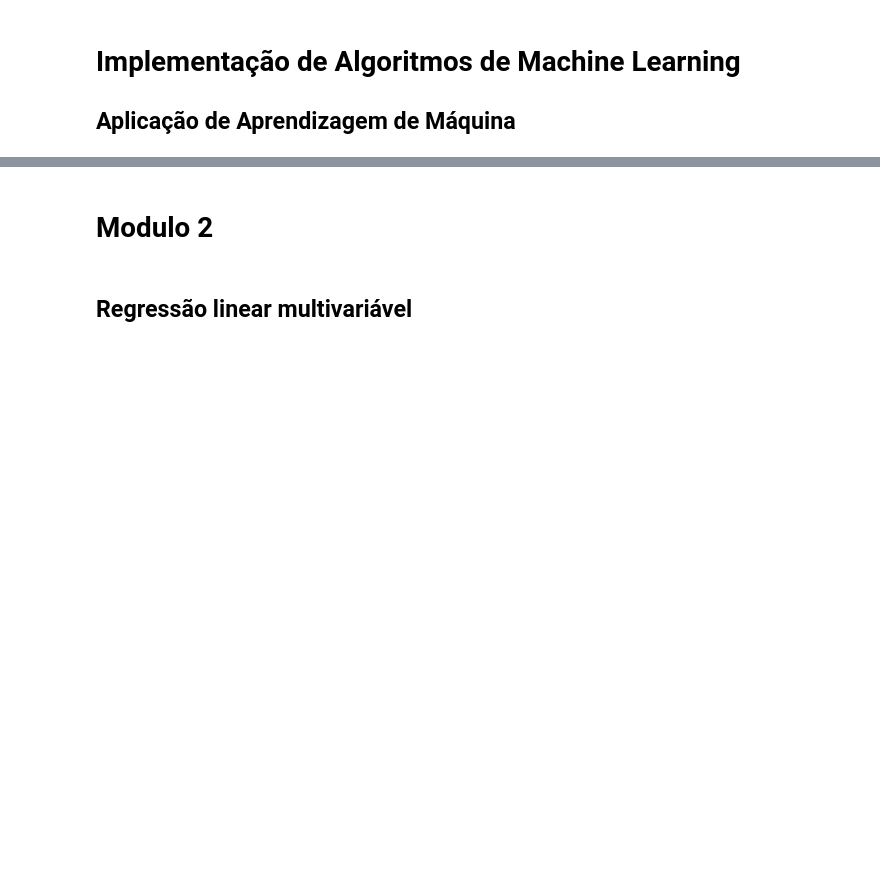
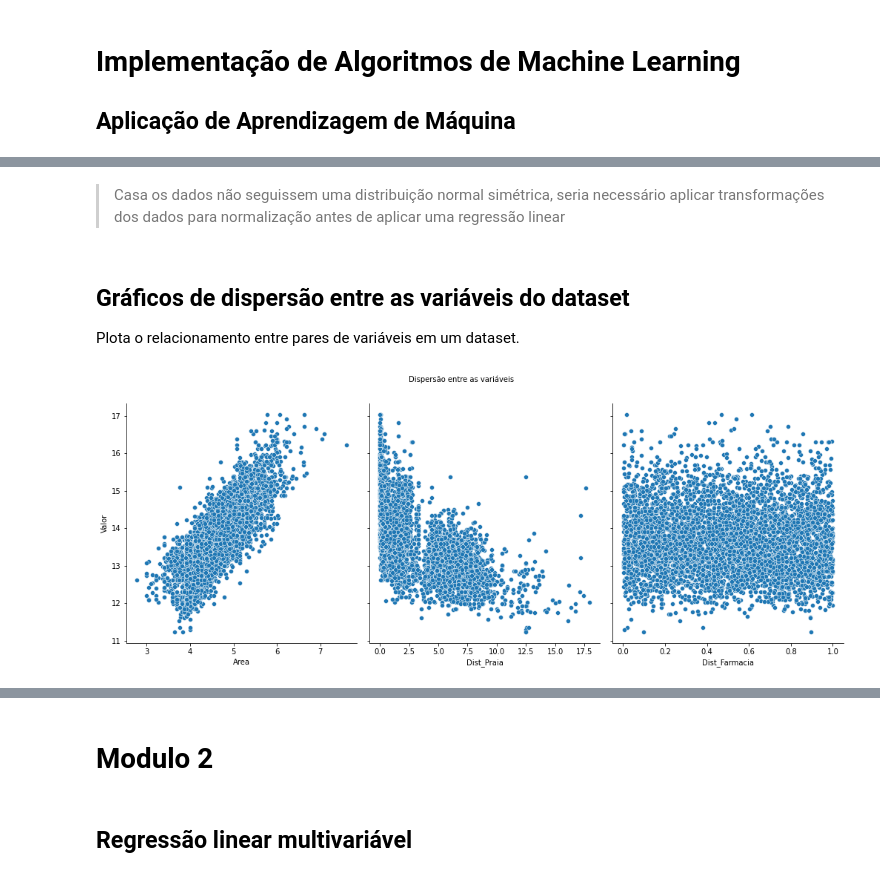
Before and after one commit to avellar1975/puc_minas, a Jupyter notebook: notebooks/Disciplina_10/Machine_Learning.ipynb, the cells around one changed output, grey strips where cells are left out. Drawn from its saved outputs; the diff is of its cells as text; code cells hidden in the pictures; blank space fills up the shorter version.

```diff
--- a/notebooks/Disciplina_10/Machine_Learning.ipynb
+++ b/notebooks/Disciplina_10/Machine_Learning.ipynb
@@ -59,0 +151,13 @@ memory usage: 150.0 KB
+# %% [markdown]
+> Casa os dados não seguissem uma distribuição normal simétrica, seria necessário aplicar transformações dos dados para normalização antes de aplicar uma regressão linear
+# %% [markdown]
+## Gráficos de dispersão entre as variáveis do dataset
+
+Plota o relacionamento entre pares de variáveis em um dataset.
+# %%
+ax = sns.pairplot(df, y_vars='Valor', x_vars=['Area', 'Dist_Praia', 'Dist_Farmacia'])
+ax.figure.set_size_inches(15, 6)
+ax.fig.suptitle('Dispersão entre as variáveis', fontsize=10, y=1.05)
+plt.show()
+# %% [output]
+[figure, added]
```
Also changed, not shown: parts of 131 cells of this notebook.
